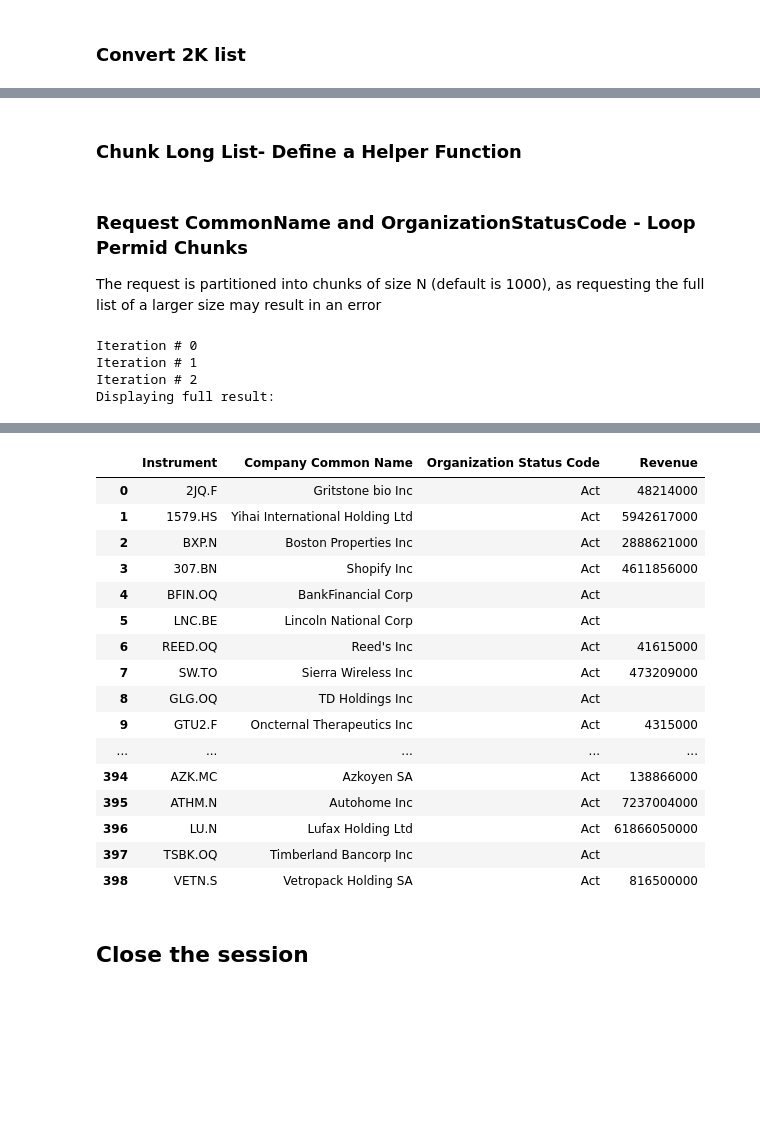
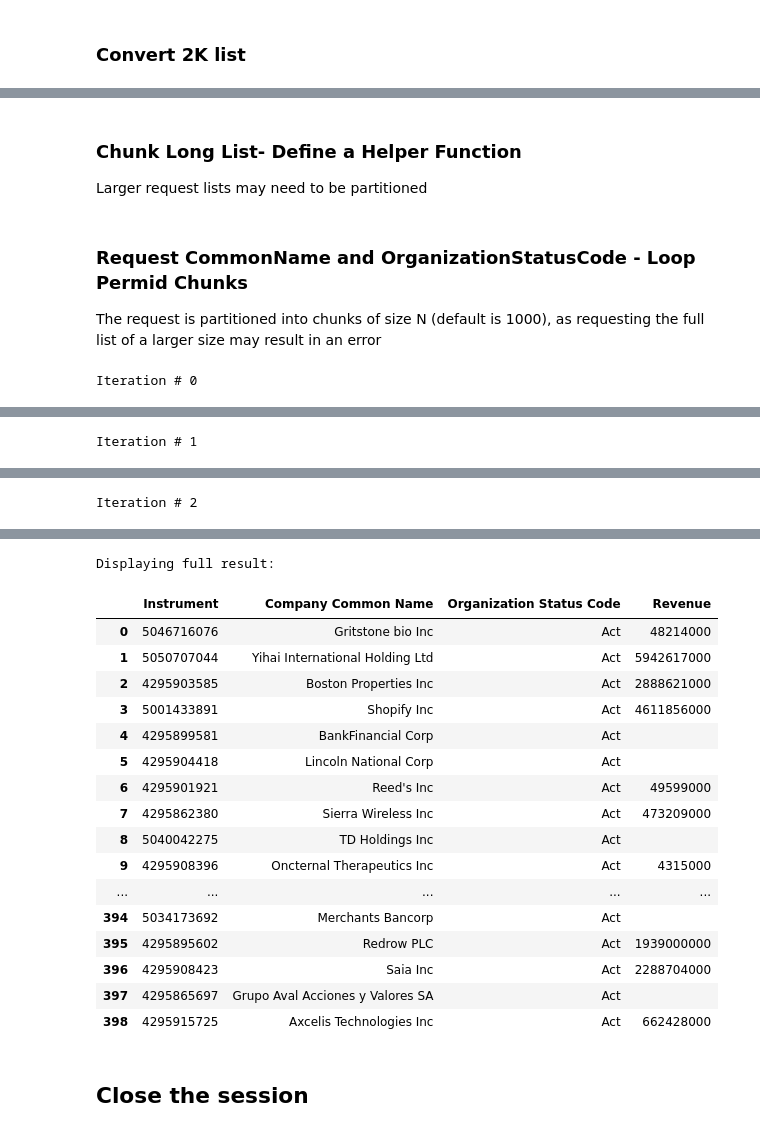
Before and after one commit to LSEG-API-Samples/Example.RDP.Python.RDPNewsMiddleOfficeComplianceUseCases, a Jupyter notebook: Map2kSEDOLs_SymbologyDataLibSearch.ipynb, the cells around one changed output, grey strips where cells are left out. Saved outputs shown, nothing was run; the diff lists cells and outputs as text; code cells hidden in the pictures; blank space fills up the shorter version.

```diff
--- a/Map2kSEDOLs_SymbologyDataLibSearch.ipynb
+++ b/Map2kSEDOLs_SymbologyDataLibSearch.ipynb
@@ -136,0 +152,6 @@ response.data.df
+# %%
+dfResp = rd.get_data(
+        universe=myIDs,
+        fields=['TR.CommonName','TR.OrganizationStatusCode','TR.Revenue']
+    )
+dfResp
@@ -137,5 +178,6 @@ response.data.df
 # %% [markdown]
 ### Chunk Long List- Define a Helper Function
+Larger request lists may need to be partitioned
 # %%
 def list_to_chunks(long_list, chunk_size):
     chunked_list = list()
@@ -151,7 +193,7 @@ def list_to_chunks(long_list, chunk_size):
 The request is partitioned into chunks of size N (default is 1000), as requesting the full list of a larger size may result in an error
 # %%
 N = 1000
-permids =response.data.df['RIC'].astype(str).values.tolist()
+permids =response.data.df['IssuerOAPermID'].astype(str).values.tolist()
 myPermidChunks = list_to_chunks(permids, N)
 dataAll = []
 dfAll = pd.DataFrame()
@@ -162,12 +204,9 @@ for i in range(len(myPermidChunks)):
         fields=['TR.CommonName','TR.OrganizationStatusCode','TR.Revenue']
     )
     dataAll.append(dfResp)
-    #print(resp)
+ #   print(dfResp)
 dfAll = pd.concat(dataAll,ignore_index=True)
 print('Displaying full result:')
 display(dfAll)
 # %% [output]
 Iteration # 0
-Iteration # 1
-Iteration # 2
-Displaying full result:
@@ -173,0 +214 @@ Displaying full result:
+Iteration # 1
@@ -173,0 +216 @@ Displaying full result:
+Iteration # 2
@@ -174,20 +218,21 @@ Displaying full result:
+Displaying full result:
 |  | Instrument | Company Common Name | Organization Status Code | Revenue |
-| 0 | 2JQ.F | Gritstone bio Inc | Act | 48214000 |
-| 1 | 1579.HS | Yihai International Holding Ltd | Act | 5942617000 |
-| 2 | BXP.N | Boston Properties Inc | Act | 2888621000 |
-| 3 | 307.BN | Shopify Inc | Act | 4611856000 |
-| 4 | BFIN.OQ | BankFinancial Corp | Act |  |
-| 5 | LNC.BE | Lincoln National Corp | Act |  |
-| 6 | REED.OQ | Reed's Inc | Act | 41615000 |
-| 7 | SW.TO | Sierra Wireless Inc | Act | 473209000 |
-| 8 | GLG.OQ | TD Holdings Inc | Act |  |
-| 9 | GTU2.F | Oncternal Therapeutics Inc | Act | 4315000 |
+| 0 | 5046716076 | Gritstone bio Inc | Act | 48214000 |
+| 1 | 5050707044 | Yihai International Holding Ltd | Act | 5942617000 |
+| 2 | 4295903585 | Boston Properties Inc | Act | 2888621000 |
+| 3 | 5001433891 | Shopify Inc | Act | 4611856000 |
+| 4 | 4295899581 | BankFinancial Corp | Act |  |
+| 5 | 4295904418 | Lincoln National Corp | Act |  |
+| 6 | 4295901921 | Reed's Inc | Act | 49599000 |
+| 7 | 4295862380 | Sierra Wireless Inc | Act | 473209000 |
+| 8 | 5040042275 | TD Holdings Inc | Act |  |
+| 9 | 4295908396 | Oncternal Therapeutics Inc | Act | 4315000 |
 | ... | ... | ... | ... | ... |
-| 394 | AZK.MC | Azkoyen SA | Act | 138866000 |
-| 395 | ATHM.N | Autohome Inc | Act | 7237004000 |
-| 396 | LU.N | Lufax Holding Ltd | Act | 61866050000 |
-| 397 | TSBK.OQ | Timberland Bancorp Inc | Act |  |
-| 398 | VETN.S | Vetropack Holding SA | Act | 816500000 |
+| 394 | 5034173692 | Merchants Bancorp | Act |  |
+| 395 | 4295895602 | Redrow PLC | Act | 1939000000 |
+| 396 | 4295908423 | Saia Inc | Act | 2288704000 |
+| 397 | 4295865697 | Grupo Aval Acciones y Valores SA | Act |  |
+| 398 | 4295915725 | Axcelis Technologies Inc | Act | 662428000 |
 # %% [markdown]
 ## Close the session
 # %%
```
Also changed, not shown: parts of 11 cells of this notebook.
